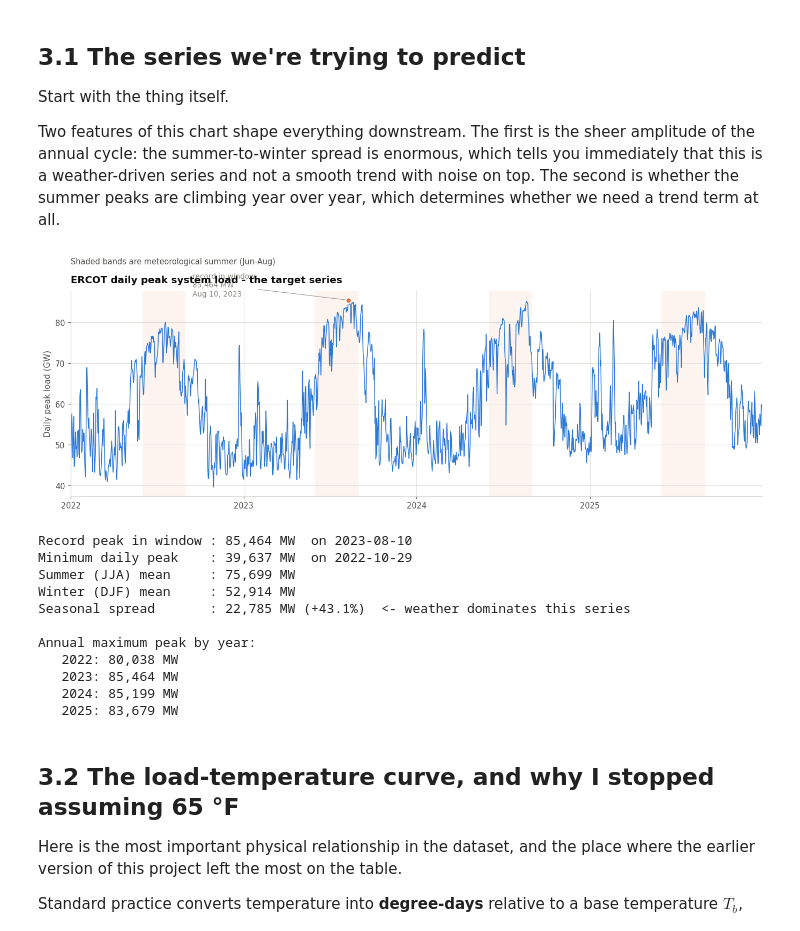
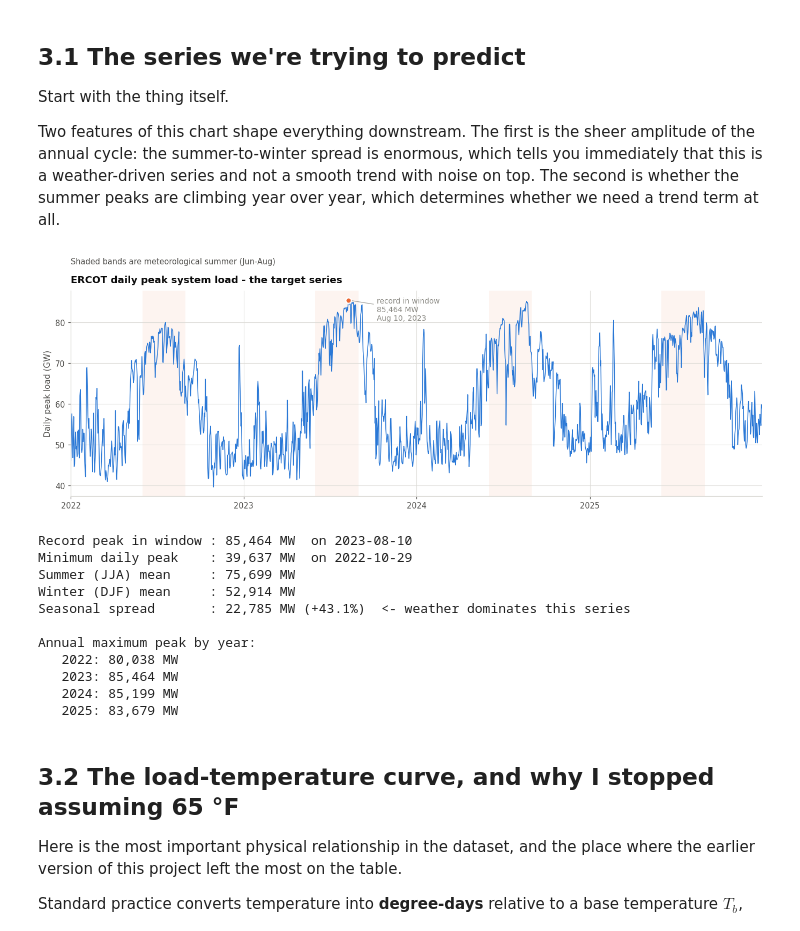
Before and after one commit to NeevSabhani/ercot-grid-load-forecasting, a Jupyter notebook: notebooks/ERCOT_Grid_Load_Forecasting.ipynb, the cells around one changed output. Cells and saved outputs as stored; diff of their text form; code cells hidden in the pictures.

```diff
--- a/notebooks/ERCOT_Grid_Load_Forecasting.ipynb
+++ b/notebooks/ERCOT_Grid_Load_Forecasting.ipynb
@@ -686,37 +686,38 @@ imax = pk.idxmax()
 ax.scatter([imax], [pk.max() / 1000], s=46, color=PALETTE["orange"], zorder=5,
            edgecolor="white", linewidth=1.5)
 note(ax, f"record in window\n{pk.max():,.0f} MW\n{imax.strftime('%b %d, %Y')}",
-     xy=(imax, pk.max()/1000), xytext=(imax - pd.Timedelta(days=330), pk.max()/1000 + 1.0))
+     xy=(imax, pk.max()/1000),
+     xytext=(imax + pd.Timedelta(days=60), pk.max()/1000 - 5))
 
 # Shade each meteorological summer (Jun-Aug) to make the seasonal driver visible.
 for yr in sorted(pk.index.year.unique()):
     s, e = pd.Timestamp(f"{yr}-06-01"), pd.Timestamp(f"{yr}-08-31")
     if e >= pk.index.min() and s <= pk.index.max():
         ax.axvspan(max(s, pk.index.min()), min(e, pk.index.max()),
                    color=PALETTE["orange"], alpha=0.07, lw=0)
 
 ax.set_ylabel("Daily peak load (GW)")
 ax.set_title("ERCOT daily peak system load - the target series")
 ax.text(0.0, 1.13, "Shaded bands are meteorological summer (Jun-Aug)",
         transform=ax.transAxes, fontsize=9.5, color=INK_2)
 ax.xaxis.set_major_locator(mdates.YearLocator())
 ax.xaxis.set_major_formatter(mdates.DateFormatter("%Y"))
 ax.set_xlim(pk.index.min(), pk.index.max())
 plt.tight_layout(); plt.show()
 
 summer = pk[pk.index.month.isin([6, 7, 8])]
 winter = pk[pk.index.month.isin([12, 1, 2])]
 print(f"Record peak in window : {pk.max():,.0f} MW  on {imax.date()}")
 print(f"Minimum daily peak    : {pk.min():,.0f} MW  on {pk.idxmin().date()}")
 print(f"Summer (JJA) mean     : {summer.mean():,.0f} MW")
 print(f"Winter (DJF) mean     : {winter.mean():,.0f} MW")
 print(f"Seasonal spread       : {summer.mean() - winter.mean():,.0f} MW "
       f"({summer.mean()/winter.mean() - 1:+.1%})  <- weather dominates this series")
 print("\nAnnual maximum peak by year:")
 for yr, v in pk.groupby(pk.index.year).max().items():
     print(f"   {yr}: {v:,.0f} MW")
 # %% [output]
-[figure, old version]
+[figure, new version]
 Record peak in window : 85,464 MW  on 2023-08-10
 Minimum daily peak    : 39,637 MW  on 2022-10-29
 Summer (JJA) mean     : 75,699 MW
```
Also changed, not shown: parts of 5 cells of this notebook.
